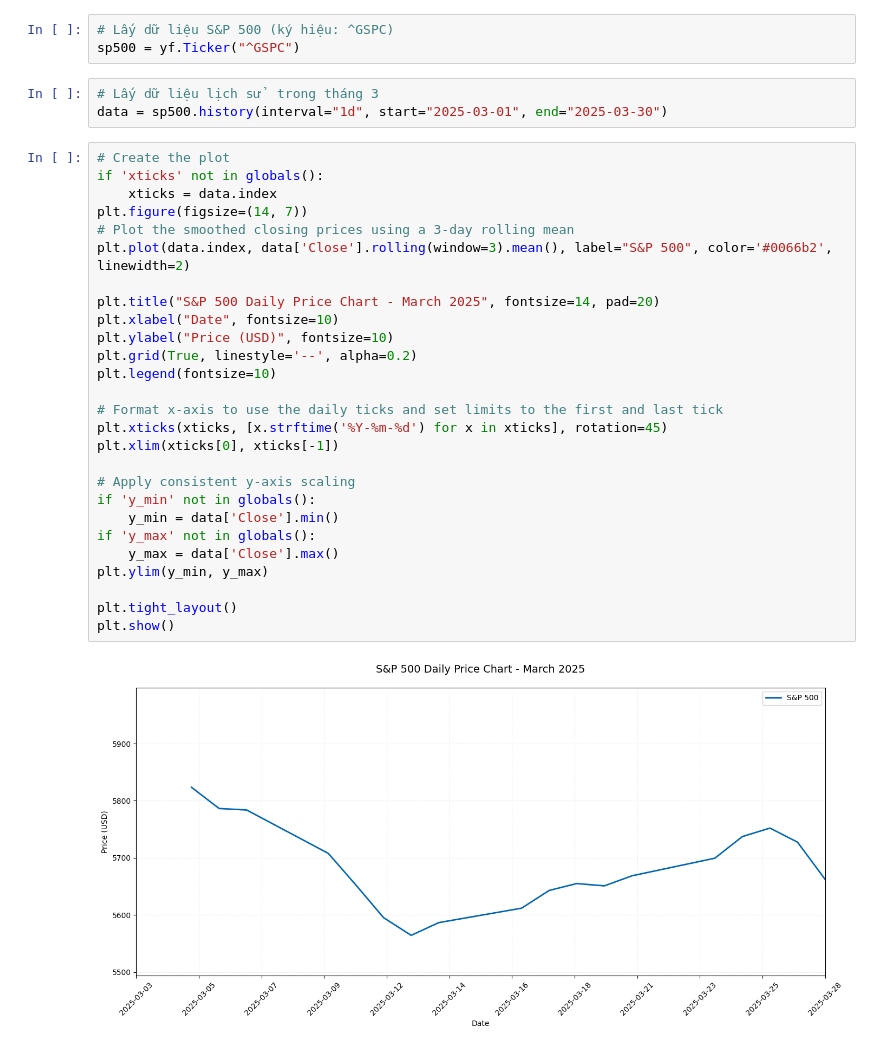
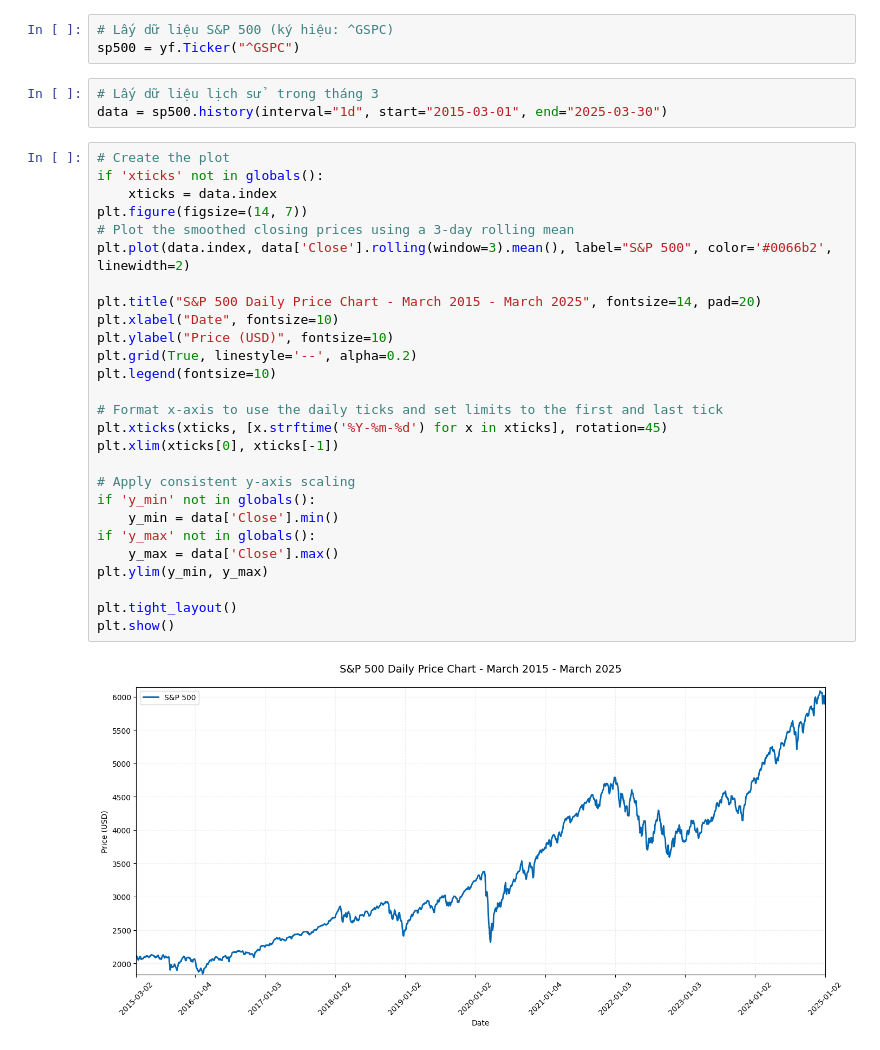
Before and after one commit to Trungenial/S-P-500, a Jupyter notebook: sp500.ipynb, the cells around one changed output. Saved outputs shown, nothing was run; the diff lists cells and outputs as text.

```diff
--- a/sp500.ipynb
+++ b/sp500.ipynb
@@ -7,33 +7,33 @@ import matplotlib.pyplot as plt
 sp500 = yf.Ticker("^GSPC")
 # %%
 # Lấy dữ liệu lịch sử  trong tháng 3
-data = sp500.history(interval="1d", start="2025-03-01", end="2025-03-30")
+data = sp500.history(interval="1d", start="2015-03-01", end="2025-03-30")
 # %%
 # Create the plot
 if 'xticks' not in globals():
 	xticks = data.index
 plt.figure(figsize=(14, 7))
 # Plot the smoothed closing prices using a 3-day rolling mean
 plt.plot(data.index, data['Close'].rolling(window=3).mean(), label="S&P 500", color='#0066b2', linewidth=2)
 
-plt.title("S&P 500 Daily Price Chart - March 2025", fontsize=14, pad=20)
+plt.title("S&P 500 Daily Price Chart - March 2015 - March 2025", fontsize=14, pad=20)
 plt.xlabel("Date", fontsize=10)
 plt.ylabel("Price (USD)", fontsize=10)
 plt.grid(True, linestyle='--', alpha=0.2)
 plt.legend(fontsize=10)
 
 # Format x-axis to use the daily ticks and set limits to the first and last tick
 plt.xticks(xticks, [x.strftime('%Y-%m-%d') for x in xticks], rotation=45)
 plt.xlim(xticks[0], xticks[-1])
 
 # Apply consistent y-axis scaling
 if 'y_min' not in globals():
 	y_min = data['Close'].min()
 if 'y_max' not in globals():
 	y_max = data['Close'].max()
 plt.ylim(y_min, y_max)
 
 plt.tight_layout()
 plt.show()
 # %% [output]
-[figure, old version]
+[figure, new version]
```
Also changed, not shown: 2 other files.
